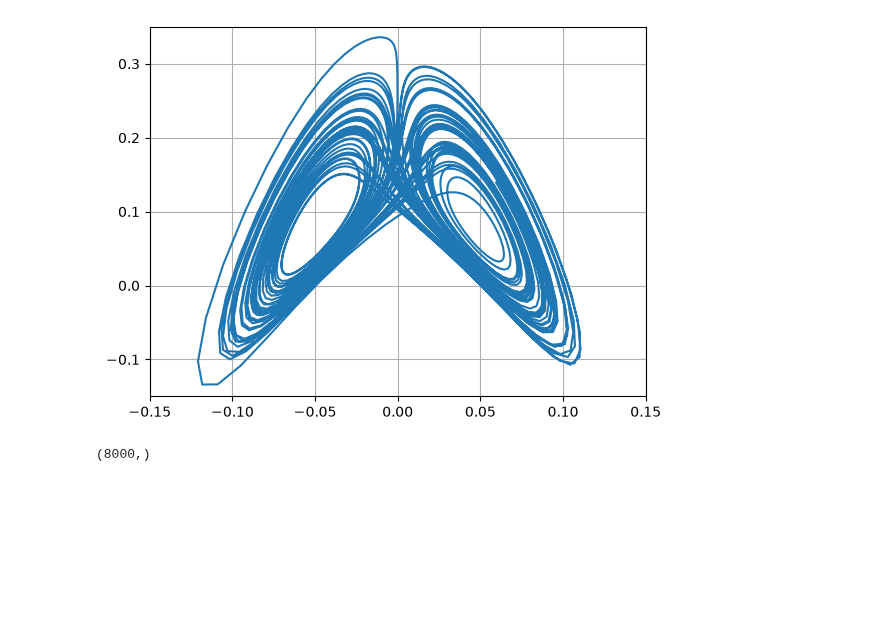
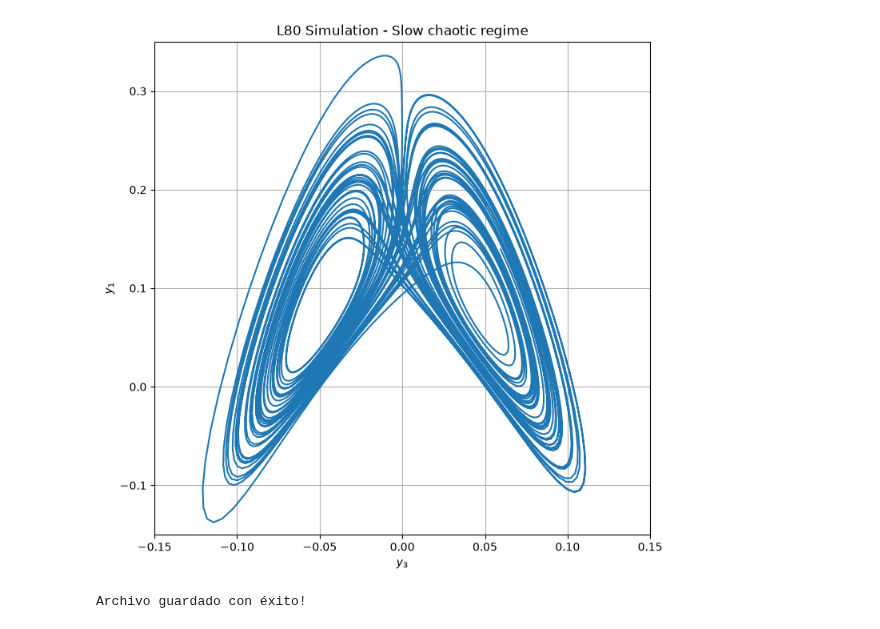
Before and after one commit to sparram/closure_lorenz_80, a Jupyter notebook: sim_lorenz_80.ipynb, the cells around one changed output. Drawn from its saved outputs; the diff is of its cells as text; code cells hidden in the pictures; blank space fills up the shorter version.

Commit message:
Dataset generado: Regimen NO HLR

```diff
--- a/sim_lorenz_80.ipynb
+++ b/sim_lorenz_80.ipynb
@@ -63,9 +63,13 @@ s0 = jnp.array(data['u'][:, start_idx])
 _, traj = jax.lax.scan(step_fn, s0, None, length=end_idx - 1)
 S_sim = jnp.vstack([s0, traj]).T
 # %%
-plt.plot(S_sim[5][3500000:5000000][::500], S_sim[3][3500000:5000000][::500])
+plt.figure(figsize=(8,8))
+plt.plot(S_sim[5][3500000:5000000][::250], S_sim[3][3500000:5000000][::250])
 plt.xlim(-0.15, 0.15)
 plt.ylim(-0.15, 0.35)
+plt.xlabel("$y_3$")
+plt.ylabel("$y_1$")
+plt.title("L80 Simulation - Slow chaotic regime")
 plt.grid()
 # %% [output]
-[figure, old version]
+[figure, new version]
@@ -136,4 +76,13 @@ plt.grid()
-# %%
-S_sim[5][1000000:3000000][::250].shape
-# %% [output]
-(8000,)
+# %%
+import os
+import scipy.io
+import numpy as np
+
+S_sim = np.array(S_sim)
+
+os.makedirs('data', exist_ok=True)
+file_path = 'data/NHLR_data.mat'
+scipy.io.savemat(file_path, {'u': S_sim})
+print(f"Archivo guardado con éxito!")
+# %% [output]
+Archivo guardado con éxito!
```
Also changed, not shown: parts of 4 cells of this notebook, 1 other file.
